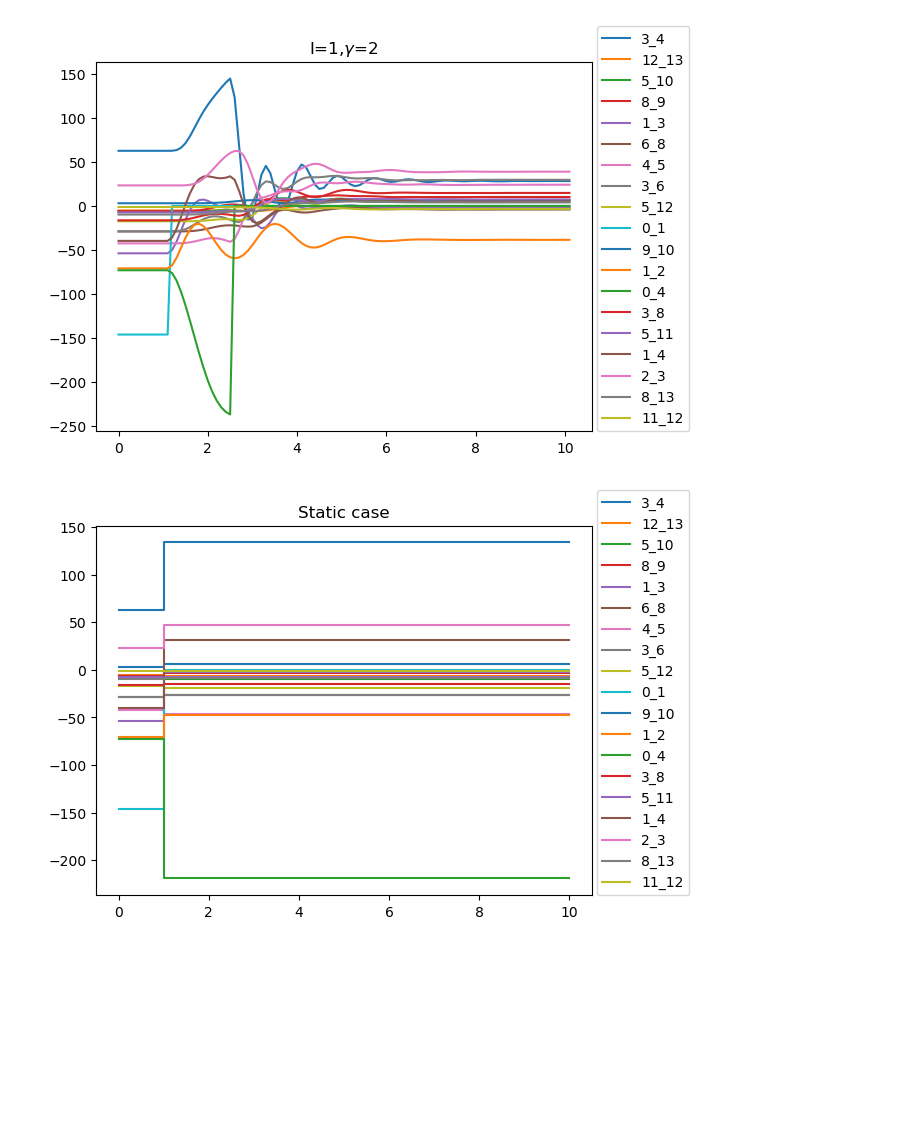
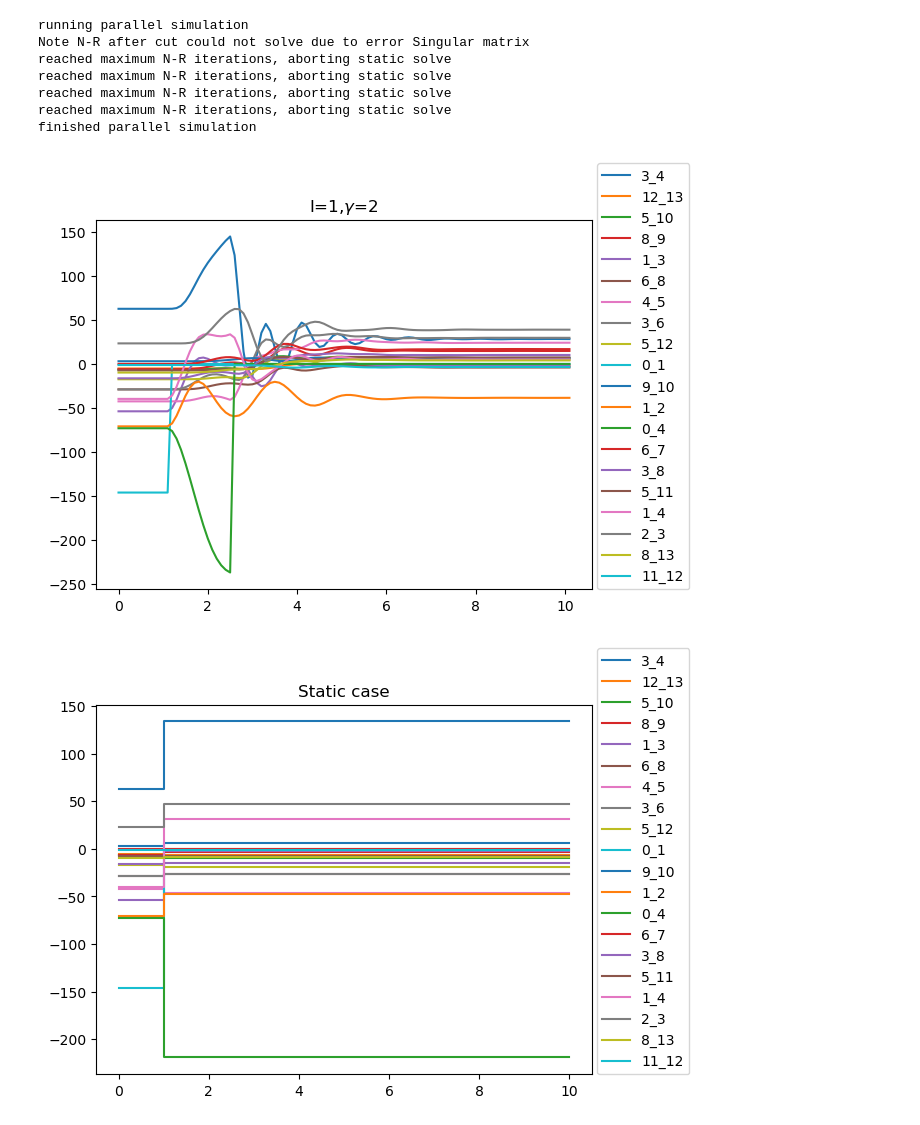
Before and after one commit to gmantegna/modeling-cascading-failure, a Jupyter notebook: notebooks/test case.ipynb, the cells around one changed output. Saved outputs shown, nothing was run; the diff lists cells and outputs as text; code cells hidden in the pictures; blank space fills up the shorter version.

```diff
--- a/notebooks/test case.ipynb
+++ b/notebooks/test case.ipynb
@@ -198,25 +200,32 @@ def make_plots(case_name):
 # %%
-# parameters for simulation
+# base case
 lines_to_cut=[(0,1)]
 nodes_to_cut=None
 alpha=0.5
 I_val = 1
 gamma_val=2
 I=np.ones(num_buses).reshape(-1,1)*I_val
 H=None
 gamma = np.ones(num_buses).reshape(-1,1)*gamma_val
 frequency_deviation_threshold=0.6
 apply_freq_dev_during_sim=False
 include_resistive_losses=False
 t_max=10
-alpha_min=0.5
-alpha_max=0.6
+alpha_min=0
+alpha_max=1
 n_alpha=10
 node_freq_plot=1
 case_name="base_cut01_alpha0.5_I1_gamma2_noresist_no_freqdev"
 
-make_plots(case_name)
+make_plots(case_name,run_all_alphas=True)
 # %% [output]
+running parallel simulation
+Note N-R after cut could not solve due to error Singular matrix
+reached maximum N-R iterations, aborting static solve
+reached maximum N-R iterations, aborting static solve
+reached maximum N-R iterations, aborting static solve
+reached maximum N-R iterations, aborting static solve
+finished parallel simulation
-[figure, old version]
+[figure, new version]
-[figure, old version]
+[figure, new version]
 [figure]
```
Also changed, not shown: parts of 12 cells of this notebook, 1 other file.
